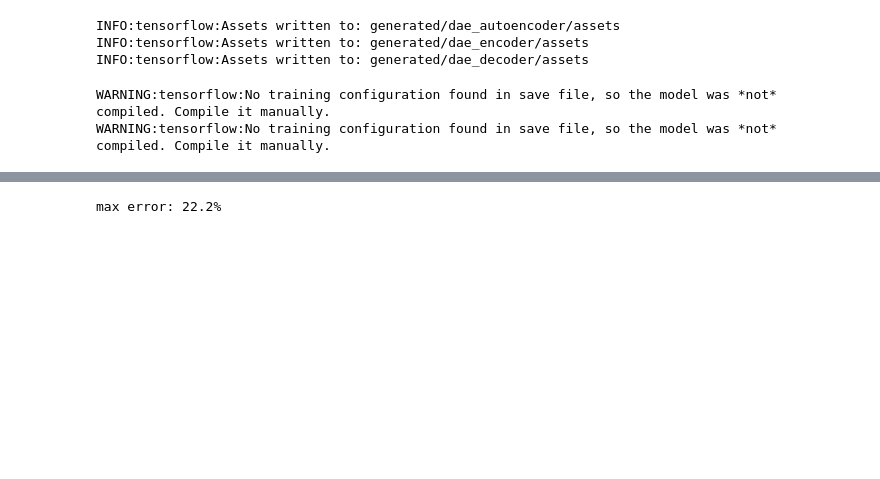
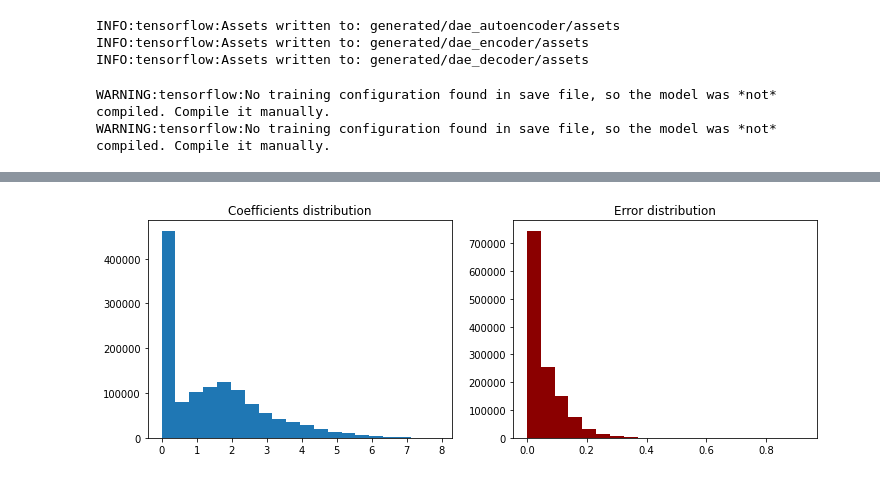
Before and after one commit to ilgabbio/meetup-generative-models, a Jupyter notebook: 04_DAE.ipynb, the cells around one changed output, grey strips where cells are left out. Saved outputs shown, nothing was run; the diff lists cells and outputs as text; code cells hidden in the pictures; blank space fills up the shorter version.

```diff
--- a/04_DAE.ipynb
+++ b/04_DAE.ipynb
@@ -100,9 +110,15 @@ Using the encoder/decoder pair on original images...
-# %%
-# Is the noise managed by the encoder part?
-
-difs = np.abs(encoded_imgs1-encoded_imgs2)
-fmax = np.max(np.abs(encoded_imgs1))
-emax = np.max(difs/fmax) * 100
-print('max error: {:2.1f}%'.format(emax))
-# %% [output]
-max error: 22.2%
+# %%
+from matplotlib import pyplot as plt
+
+# Is the noise managed by the encoder part?
+difs = np.abs(encoded_imgs1-encoded_imgs2)
+_ = plt.figure(figsize=(12,4))
+plt.subplot(1,2,1)
+plt.hist(encoded_imgs1.flatten(),20)
+plt.title("Coefficients distribution")
+plt.subplot(1,2,2)
+plt.hist(difs.flatten(),20,color='darkred')
+plt.title("Error distribution")
+plt.show();
+# %% [output]
+[figure, added]
```
Also changed, not shown: parts of 6 cells of this notebook, 9 other files.
